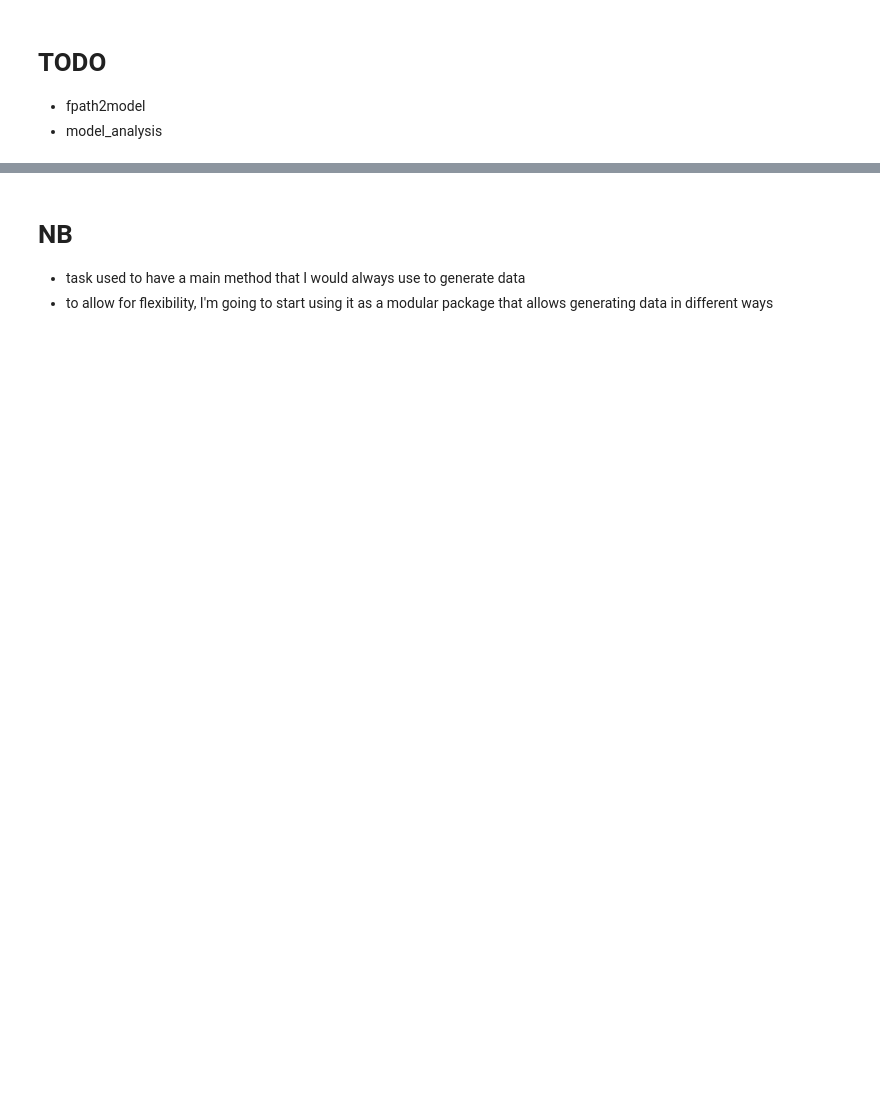
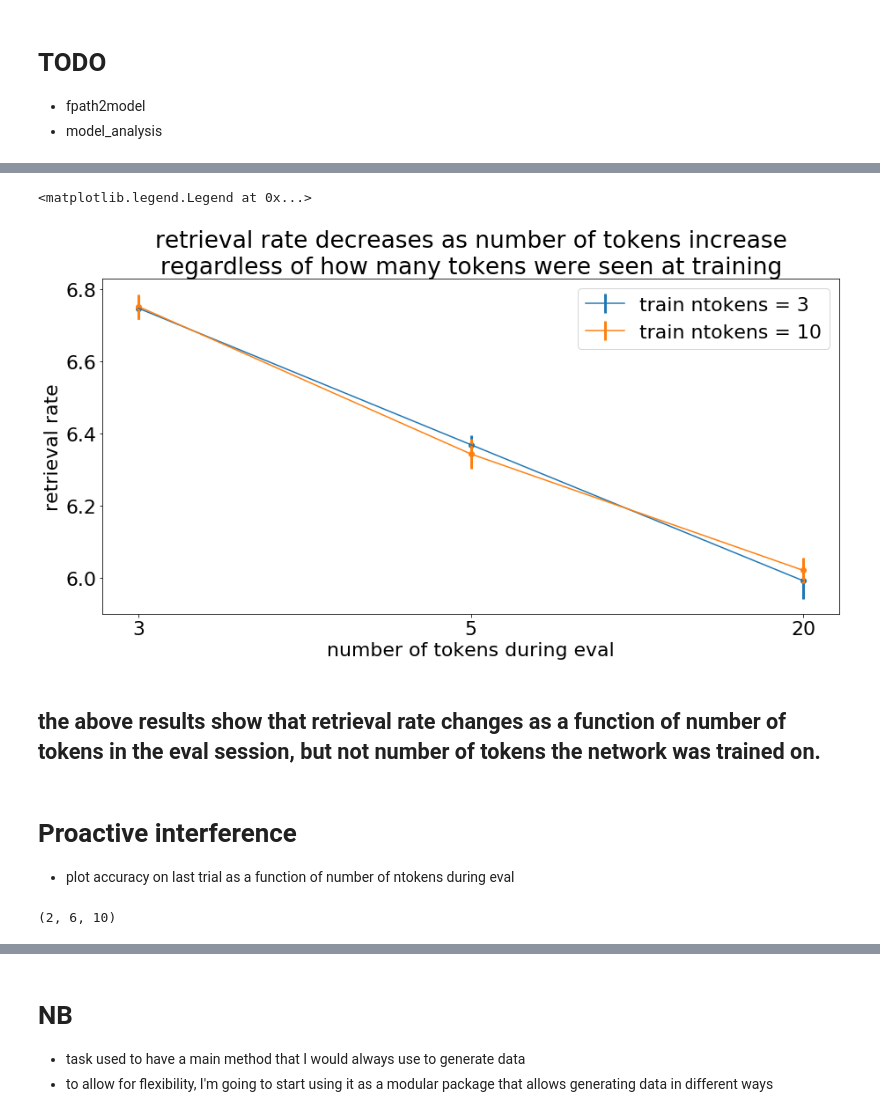
Before and after one commit to andrebeu/nback, a Jupyter notebook: nback pureEM.ipynb, the cells around one changed output, grey strips where cells are left out. Saved outputs shown, nothing was run; the diff lists cells and outputs as text; code cells hidden in the pictures; blank space fills up the shorter version.

```diff
--- a/nback pureEM.ipynb
+++ b/nback pureEM.ipynb
@@ -135,0 +172,28 @@ for idx,ntokens in enumerate([3,20]):
+# %%
+data_arr = calc_retrieval_rate_netL_loop2(ntokens_trL=[3,10],ntokens_evL=[3,5,20],ntokens_tr=3,nback=2)
+# %%
+plt.figure(figsize=(15,7))
+ax = plt.gca()
+
+M = data_arr.mean(0)
+S = data_arr.std(0)
+labL = ['train ntokens = 3','train ntokens = 10']
+for idx,(m,s) in enumerate(zip(M,S)):
+  ax.scatter(range(len(m)),m)
+  ax.errorbar(range(len(m)),m,yerr=s,elinewidth=3,label=labL[idx])
+
+ax.set_xticks([0,1,2])
+ax.set_xticklabels([3,5,20])
+ax.set_ylabel('retrieval rate')
+ax.set_xlabel('number of tokens during eval')
+ax.set_title('retrieval rate decreases as number of tokens increase\nregardless of how many tokens were seen at training')
+plt.legend()
+# plt.savefig('figures/rrate-vs-ntokens')
+# %% [output]
+<matplotlib.legend.Legend at 0x...>
+[figure, added]
+# %% [markdown]
+## the above results show that retrieval rate changes as a function of number of tokens in the eval session, but not number of tokens the network was trained on.
+# %% [markdown]
+# Proactive interference
+- plot accuracy on last trial as a function of number of ntokens during eval
@@ -135,0 +249,4 @@ for idx,ntokens in enumerate([3,20]):
+# %%
+data_arr.shape
+# %% [output]
+(2, 6, 10)
```
Also changed, not shown: parts of 44 cells of this notebook, 18 other files.
